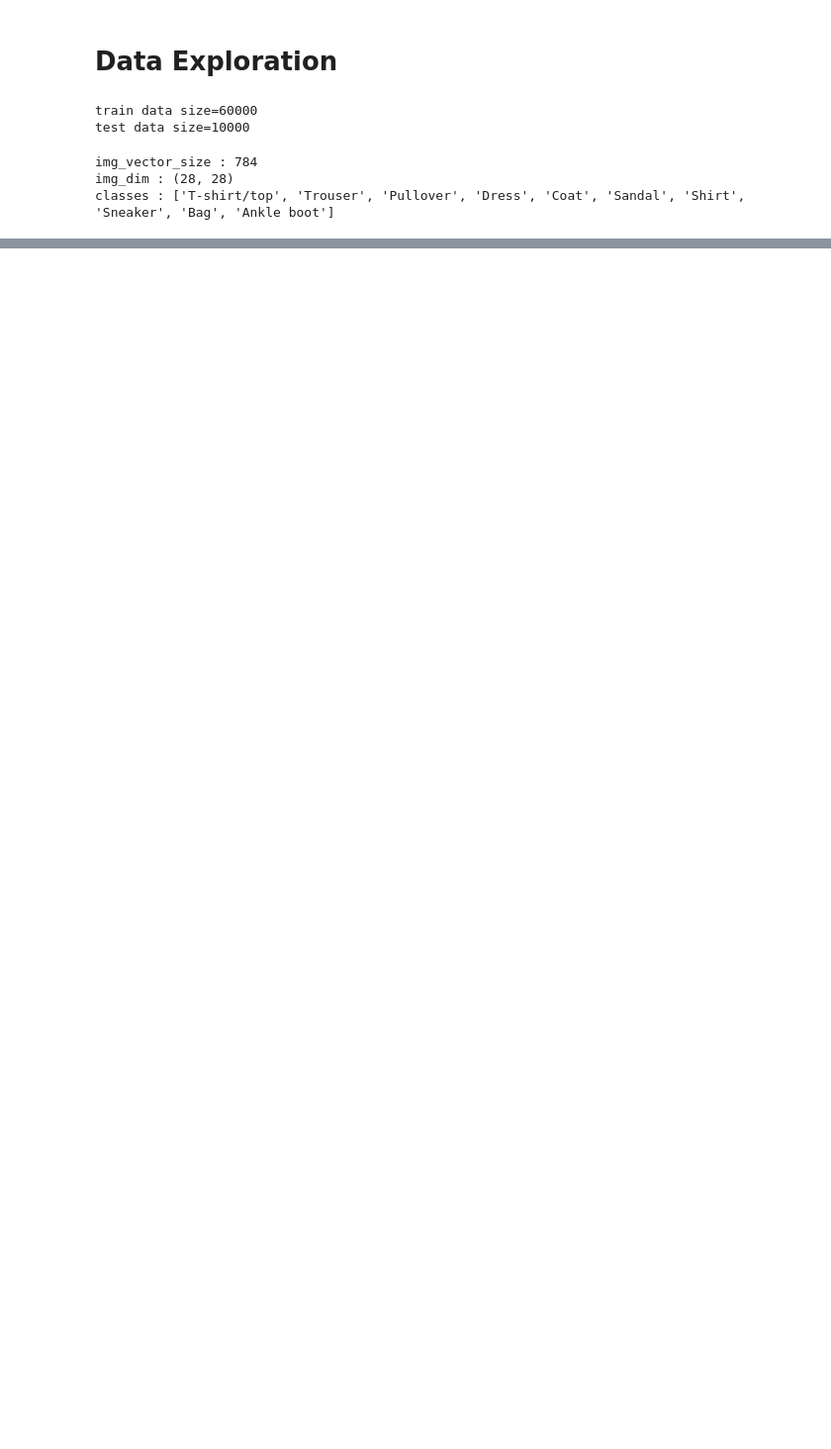
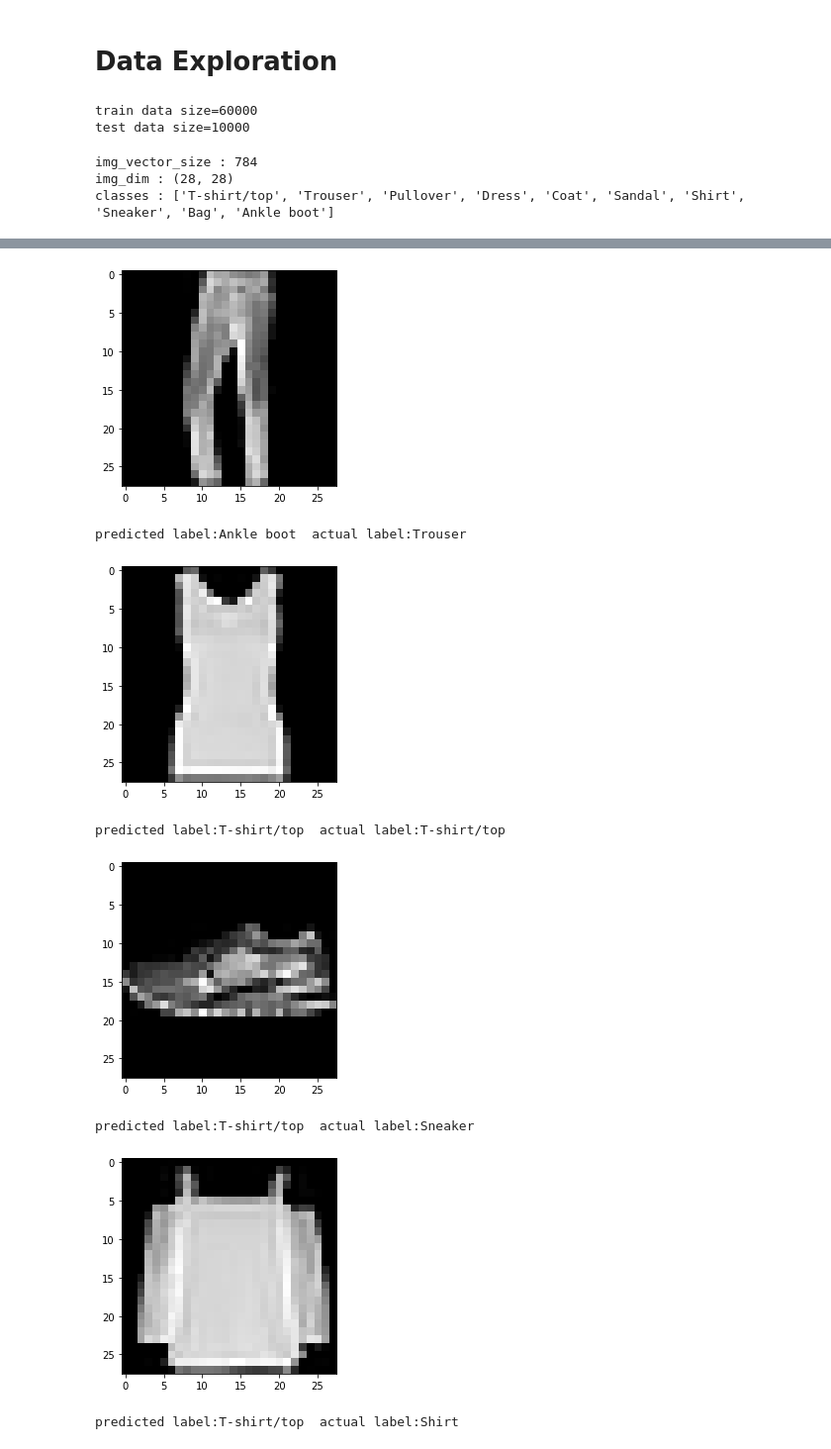
Before and after one commit to ahmedbadr97/Fashion-MNIST-NN, a Jupyter notebook: notebooks/fashion_MNIST_nn.ipynb, the cells around one changed output, grey strips where cells are left out. Shown at 99% size. Drawn from its saved outputs; the diff is of its cells as text; code cells hidden in the pictures; blank space fills up the shorter version.

Commit message:
add model training and testing

```diff
--- a/notebooks/fashion_MNIST_nn.ipynb
+++ b/notebooks/fashion_MNIST_nn.ipynb
@@ -16,3 +44,8 @@ test_loader=DataLoader(test_data,batch_size=64)
+# %%
+inference_data=dataset.FashionDataset("../dataset/fashion-mnist_test.csv",normalized=False)
+# %%
+inference_loader=DataLoader(inference_data,batch_size=1,shuffle=True)
+classes_name=dataset.FashionDataset.meta_data['classes']
 # %% [markdown]
 # Data Exploration
 # %%
@@ -47,0 +87,20 @@ fashion_minset_model=FashionMinstModel()
+# %%
+random_inference_samples=[]
+iterator=iter(inference_loader)
+for i in range(15):
+    random_inference_samples.append(next(iterator))
+# %%
+for data,label in random_inference_samples:
+
+    visualization.show_vector_img(data[0],img_dim=(28,28))
+    predicted_class=fashion_minset_model.predict(data) #returns list of top classes of the given batches
+    print(f"predicted label:{classes_name[predicted_class[0]]}  actual label:{classes_name[label]} \n")
+# %% [output]
+[figure, added]
+predicted label:Ankle boot  actual label:Trouser
+[figure, added]
+predicted label:T-shirt/top  actual label:T-shirt/top
+[figure, added]
+predicted label:T-shirt/top  actual label:Sneaker
+[figure, added]
+predicted label:T-shirt/top  actual label:Shirt
```
Also changed, not shown: parts of 17 cells of this notebook, 6 other files.
